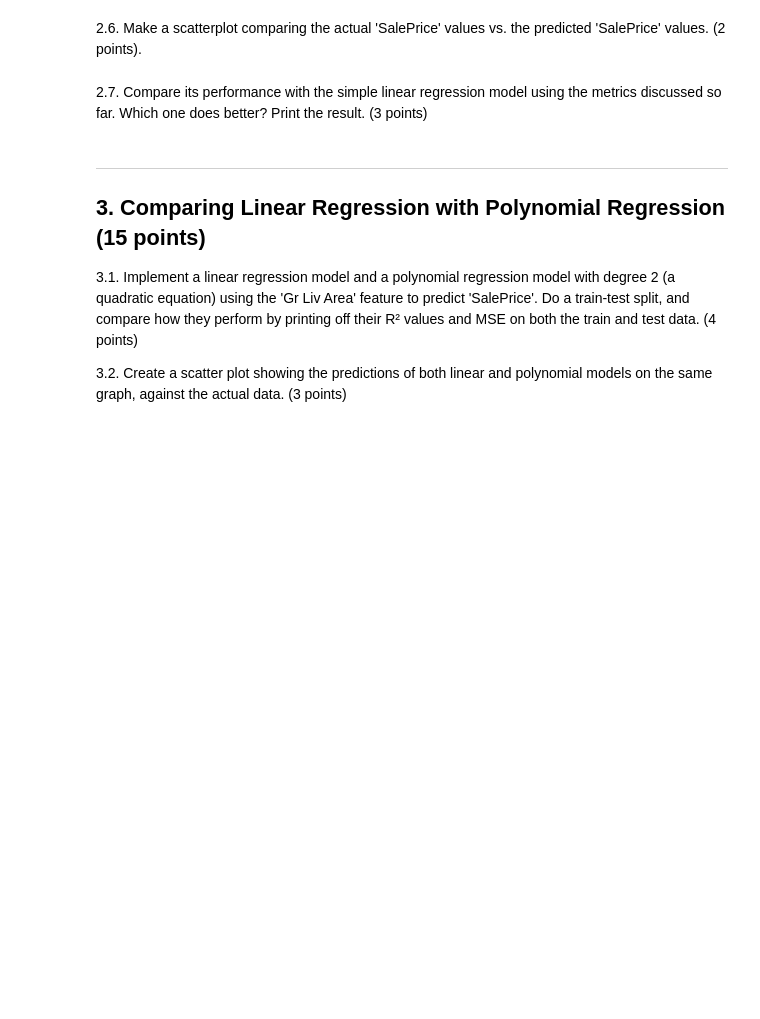
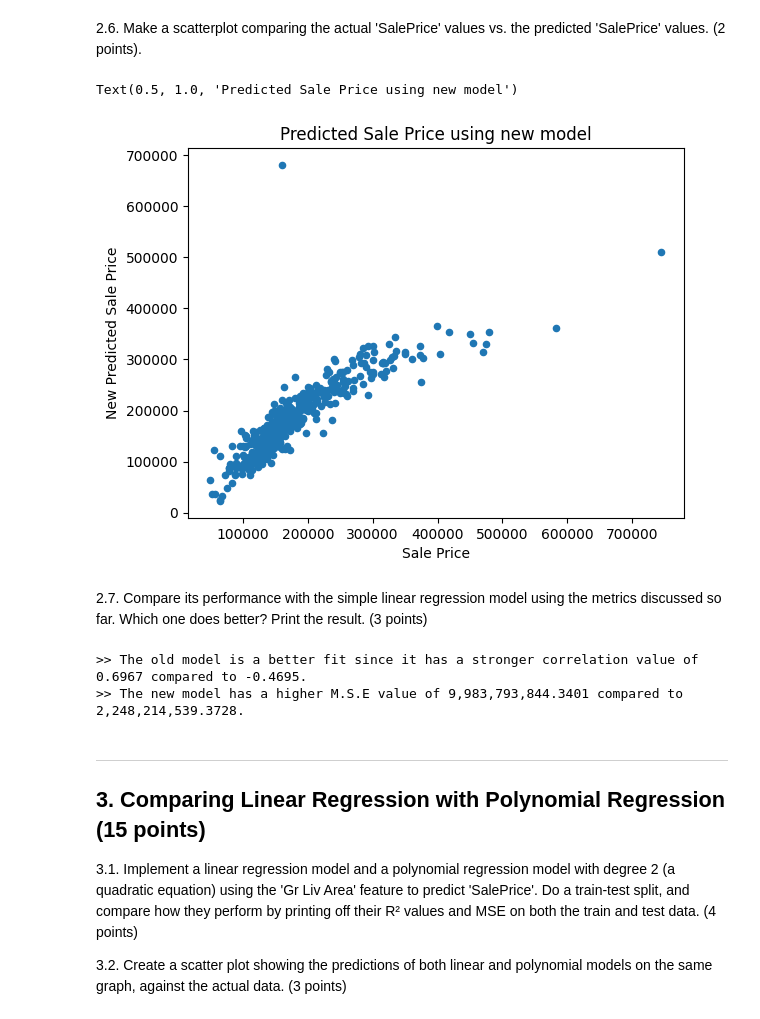
Before and after one commit to SpaceEnthusiast07/UNI, a Jupyter notebook: COM1011 - Machine Learning/Coursework/CW1/COM1011-750032575.ipynb, the cells around one changed output. Saved outputs shown, nothing was run; the diff lists cells and outputs as text; code cells hidden in the pictures; blank space fills up the shorter version.

```diff
--- a/COM1011 - Machine Learning/Coursework/CW1/COM1011-750032575.ipynb
+++ b/COM1011 - Machine Learning/Coursework/CW1/COM1011-750032575.ipynb
@@ -380,2 +376,17 @@ predictorDatasetAll = df.drop("SalePrice").copy()
+# %%
+# Answers here
+# Create a new dataset that contains all the features, excluding the target
+predictorDatasetAll = df.drop(columns="SalePrice").copy()
+
+# The target data series is "targetDataSeries"
+
+# Use train_test_split to split the data into 80% train and 20% test
+predictorTrain, predictorTest, targetTrain, targetTest = train_test_split(predictorDatasetAll, targetDataSeries, test_size=0.2, random_state=48)
+
+# Create a new regression model and fit it on the training data
+allFeatureModel = LinearRegression().fit(predictorTrain, targetTrain)
+
+# Using the new model, predict the target
+newPredictedTarget = allFeatureModel.predict(predictorTest)
 # %% [markdown]
 2.6.  Make a scatterplot comparing the actual 'SalePrice' values vs. the predicted 'SalePrice' values. (2 points).
@@ -384,2 +393,15 @@ predictorDatasetAll = df.drop("SalePrice").copy()
+# %%
+# Answers here
+# Combine the new predicted target values with the original values into a dataframe
+newPredictedDataset = pd.DataFrame({
+    "Sale Price" : targetTest,
+    "New Predicted Sale Price" : newPredictedTarget
+})
+
+# Plot a scatter plot using this new dataset
+newPredictedDataset.plot.scatter(x="Sale Price", y="New Predicted Sale Price").set_title("Predicted Sale Price using new model")
+# %% [output]
+Text(0.5, 1.0, 'Predicted Sale Price using new model')
+[figure, added]
 # %% [markdown]
 2.7.  Compare its performance with the simple linear regression model using the metrics discussed so far. Which one does better? Print the result. (3 points)
@@ -388,3 +408,26 @@ predictorDatasetAll = df.drop("SalePrice").copy()
+# %%
+# Answers here
+# Calculate the r2 value for the new model on the test data
+newR2 = round(r2_score(targetTest, predictedTargetTest), 4)
+# Calculate the Mean Squared Error for the new model on the test data
+newMSE = round(mean_squared_error(targetTest, predictedTargetTest), 4)
+
+# The R2 and M.S.E values for the previous model are "r2Test" and "mseTest"
+
+# Compare the two R^2 values
+if (abs(newR2) > abs(r2Test)):
+    print(f">> The new model is a better fit since it has a stronger correlation value of {"{:,}".format(newR2)} compared to {r2Test}.")
+else:
+    print(f">> The old model is a better fit since it has a stronger correlation value of {"{:,}".format(r2Test)} compared to {"{:,}".format(newR2)}.")
+
+# Compare the two M.S.E values
+if (newMSE > mseTest):
+    print(f">> The new model has a higher M.S.E value of {"{:,}".format(newMSE)} compared to {"{:,}".format(mseTest)}.")
+else:
+    print(f">> The old model has a higher M.S.E value of {"{:,}".format(mseTest)} compared to {"{:,}".format(newMSE)}.")
+# %% [output]
+>> The old model is a better fit since it has a stronger correlation value of 0.6967 compared to -0.4695.
+>> The new model has a higher M.S.E value of 9,983,793,844.3401 compared to 2,248,214,539.3728.
 # %% [markdown]
 _______________
 
```
Also changed, not shown: parts of 3 cells of this notebook.
